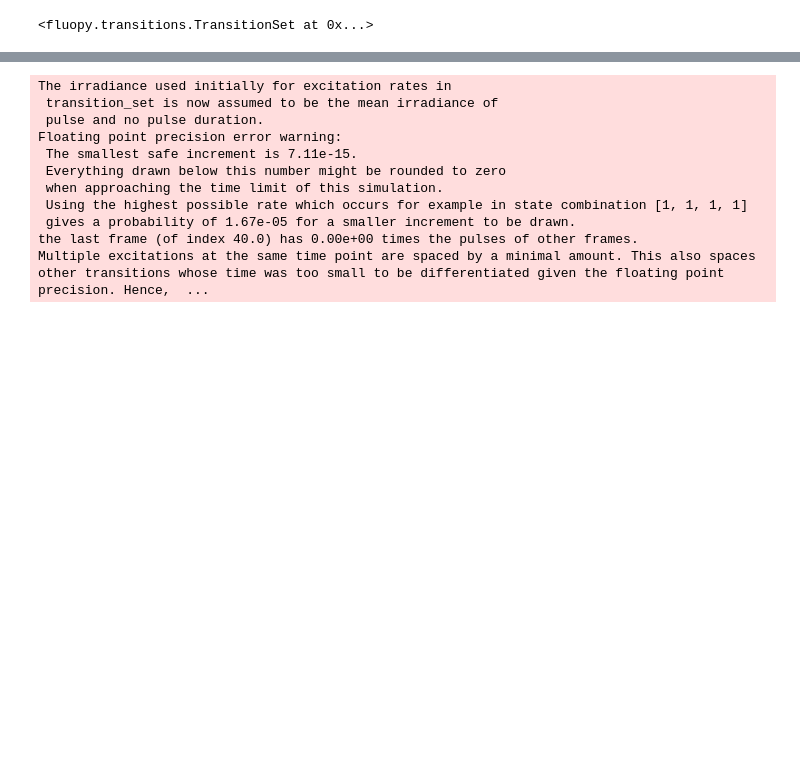
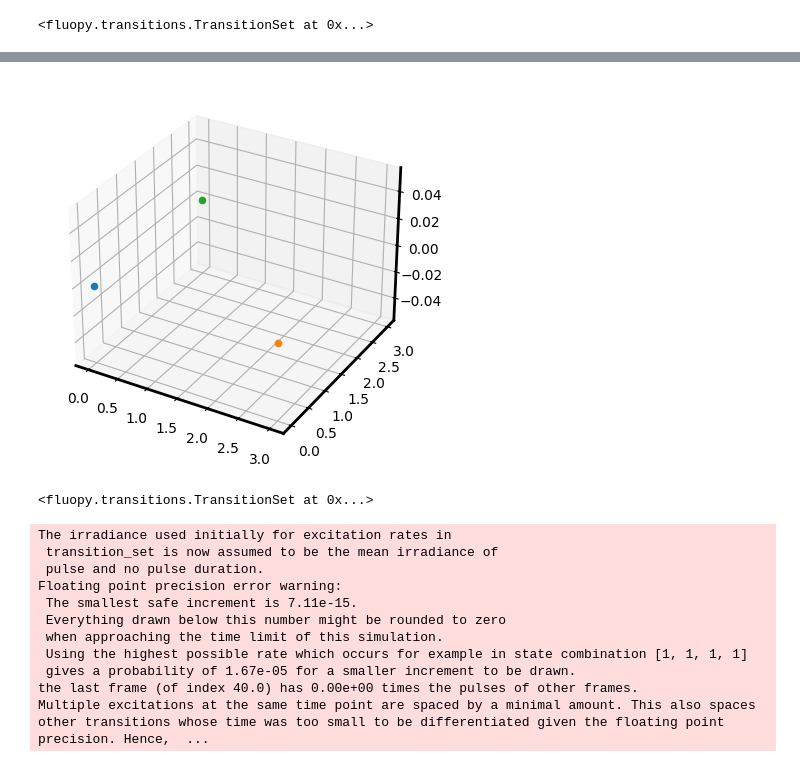
Before and after one commit to super-resolution/Fluopy, a Jupyter notebook: notebooks/General/trials.ipynb, the cells around one changed output, grey strips where cells are left out. Cells and saved outputs as stored; diff of their text form; code cells hidden in the pictures; blank space fills up the shorter version.

```diff
--- a/notebooks/General/trials.ipynb
+++ b/notebooks/General/trials.ipynb
@@ -57,3 +49,34 @@ transition_set.transition_df
+# %%
+fluorophore1 = fl.Fluorophore(name="cy5_dna", position=[0, 0, 0])
+fluorophore2 = fl.Fluorophore(name="cy5_dna", position=[3, 0, 0])
+fluorophore3 = fl.Fluorophore(name="cy5_dna", position=[0, 3, 0])
+fluorophore4 = fl.Fluorophore(name="cy5_dna", position=[3, 3, 0])
+fluorophore_system = fl.FluorophoreSystem(
+    fluorophores=[fluorophore1, fluorophore2, fluorophore3]
+)  # , fluorophore4])
+# %%
+fig = plt.figure()
+ax = fig.add_subplot(111, projection="3d")
+for fluorophore in fluorophore_system.fluorophores:
+    ax.scatter(
+        fluorophore.position[0],
+        fluorophore.position[1],
+        fluorophore.position[2],
+        label=fluorophore.name,
+    )
+# %% [output]
+[figure, added]
+# %%
+transitions = fluorophore_system.load_transitions(
+    bleaching=False,
+    summarize=True,
+    energy_transfer=True,
+    dstorm=True,
+)
+transition_set = tr.TransitionSet(transitions, fluorophore_system)
+transition_set.finalize()
+# %% [output]
+<fluopy.transitions.TransitionSet at 0x...>
 # %%
 emis = em.Emissions()
 emis.tcspc(
```
Also changed, not shown: parts of 3 cells of this notebook, 17 other files.
